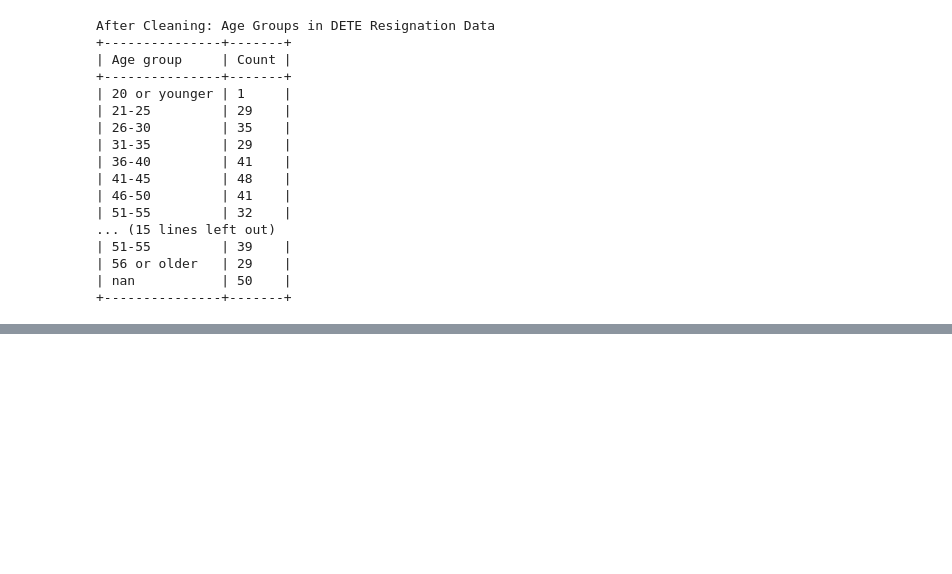
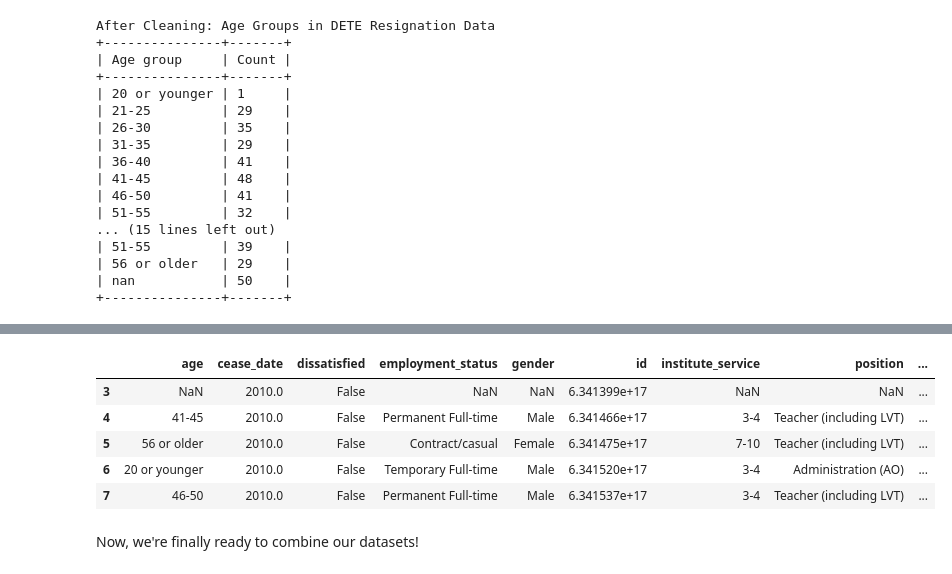
Before and after one commit to Lippins/Employee_exit_surveys, a Jupyter notebook: notebook.ipynb, the cells around one changed output, grey strips where cells are left out. Drawn from its saved outputs; the diff is of its cells as text; code cells hidden in the pictures; blank space fills up the shorter version.

```diff
--- a/notebook.ipynb
+++ b/notebook.ipynb
@@ -848,0 +902,11 @@ After Cleaning: Age Groups in DETE Resignation Data
+# %%
+tafe_updated.head()
+# %% [output]
+|  | age | cease_date | dissatisfied | employment_status | gender | id | institute_service | position | ... |
+| 3 | NaN | 2010.0 | False | NaN | NaN | 6.341399e+17 | NaN | NaN | ... |
+| 4 | 41-45 | 2010.0 | False | Permanent Full-time | Male | 6.341466e+17 | 3-4 | Teacher (including LVT) | ... |
+| 5 | 56 or older | 2010.0 | False | Contract/casual | Female | 6.341475e+17 | 7-10 | Teacher (including LVT) | ... |
+| 6 | 20 or younger | 2010.0 | False | Temporary Full-time | Male | 6.341520e+17 | 3-4 | Administration (AO) | ... |
+| 7 | 46-50 | 2010.0 | False | Permanent Full-time | Male | 6.341537e+17 | 3-4 | Teacher (including LVT) | ... |
+# %% [markdown]
+Now, we're finally ready to combine our datasets!
```
Also changed, not shown: parts of 5 cells of this notebook.
